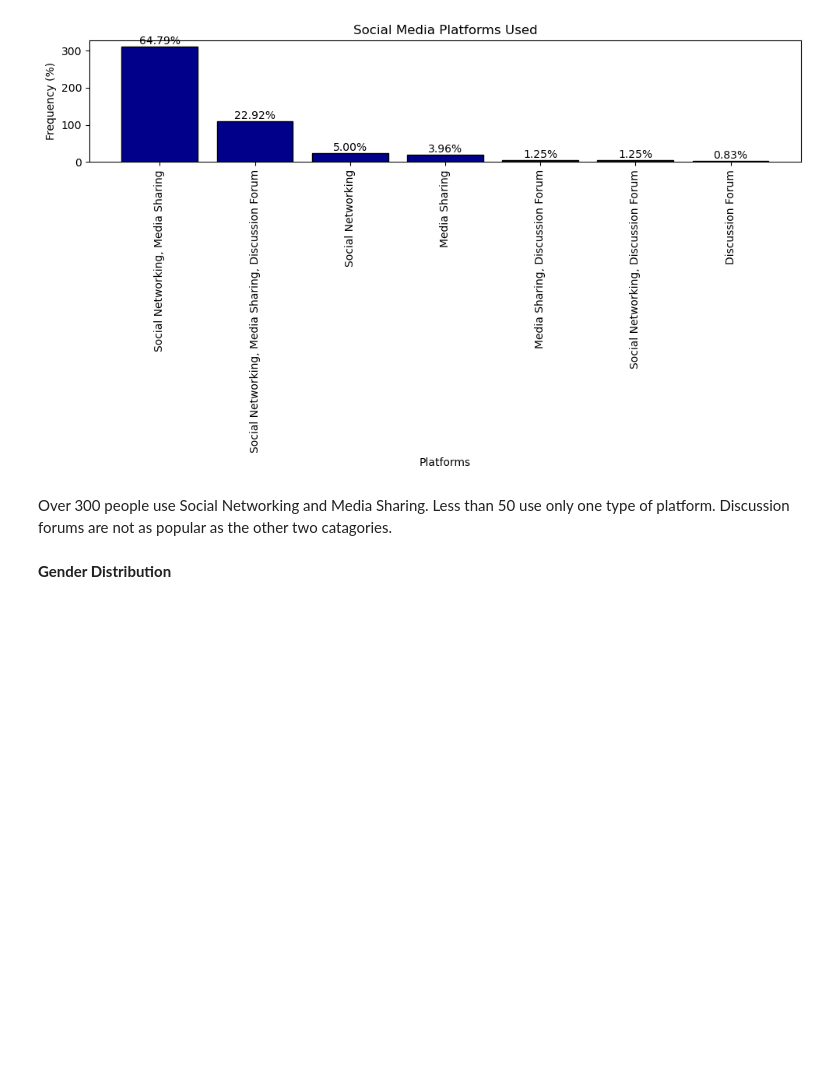
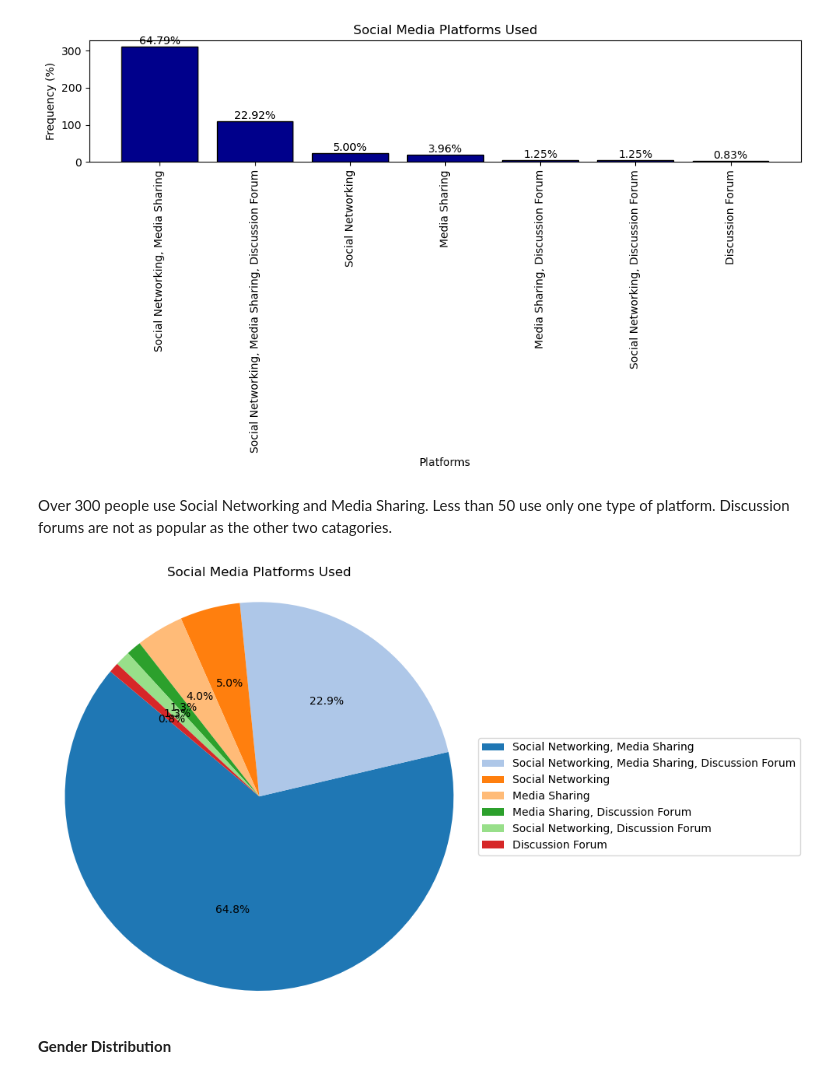
Before and after one commit to serenahinton/Social-Media-and-Mental-Health-Analysis-Project, a Jupyter notebook: social-media-analysis.ipynb, the cells around one changed output. Cells and saved outputs as stored; diff of their text form; code cells hidden in the pictures; blank space fills up the shorter version.

```diff
--- a/social-media-analysis.ipynb
+++ b/social-media-analysis.ipynb
@@ -854,6 +812,23 @@ plt.show()
 [figure]
 # %% [markdown]
 Over 300 people use Social Networking and Media Sharing. Less than 50 use only one type of platform.  Discussion forums are not as popular as the other two catagories.
+# %%
+# Create a pie chart
+plt.figure(figsize=(10, 6))  # Adjust the figure size as needed
+plt.pie(frequency_table['Frequency'], labels=None, autopct='%1.1f%%', startangle=140, colors=plt.cm.tab20.colors)
+
+# Add legend to the right
+plt.legend(frequency_table['Platforms'], loc="center left", bbox_to_anchor=(1, 0.5))
+
+# Add titles and labels
+plt.title('Social Media Platforms Used')
+
+# Display the graph
+plt.axis('equal')  # Equal aspect ratio ensures that pie is drawn as a circle.
+plt.tight_layout()
+plt.show()
+# %% [output]
+[figure, added]
 # %% [markdown]
 **Gender Distribution**
 # %%
```
Also changed, not shown: parts of 53 cells of this notebook.
